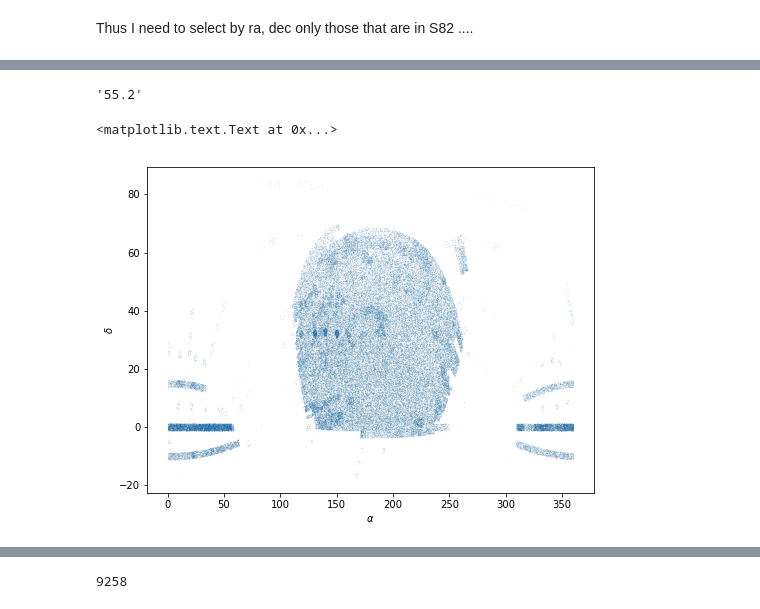
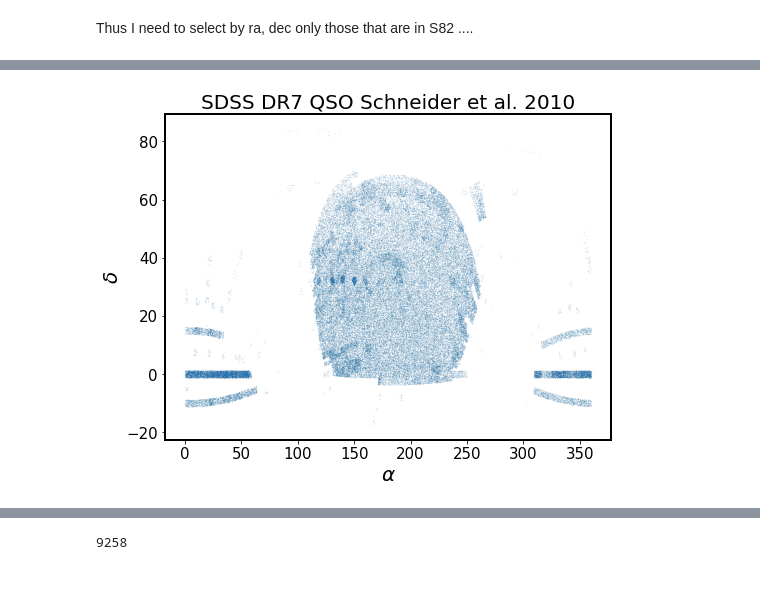
Before and after one commit to suberlak/PS1_SDSS_CRTS, a Jupyter notebook: code/07.2017_CRTS_PTF_SDSS_QSO_survey_time_span.ipynb, the cells around one changed output, grey strips where cells are left out. Cells and saved outputs as stored; diff of their text form; code cells hidden in the pictures; blank space fills up the shorter version.

```diff
--- a/code/07.2017_CRTS_PTF_SDSS_QSO_survey_time_span.ipynb
+++ b/code/07.2017_CRTS_PTF_SDSS_QSO_survey_time_span.ipynb
@@ -189,4 +183,0 @@ dec_ps1 = np.array([coord[9:] for coord in ps1_qso_schneider])
-# %%
-dec_ps1[0][5:]
-# %% [output]
-'55.2'
@@ -205,9 +201,20 @@ c = SkyCoord(radec_ps1_split, frame='icrs', unit=(u.hourangle, u.deg))
 # %%
+import matplotlib.pyplot as plt
+from matplotlib import rcParams
+rcParams['ytick.labelsize'] = 15
+rcParams['xtick.labelsize'] = 15
+rcParams['axes.labelsize'] = 20
+rcParams['axes.linewidth'] = 2
+rcParams['font.size'] = 15
+rcParams['axes.titlesize'] = 20
+
+%matplotlib inline
 # So we have a lot of PS1 quasars .... everywhere along the SDSS footprint...
 fig,ax = plt.subplots(1,1,figsize=(8,6))
 ax.scatter(c.ra, c.dec, s=0.001)
 ax.set_xlabel(r'$\alpha$')
 ax.set_ylabel(r'$\delta$')
+ax.set_title('SDSS DR7 QSO Schneider et al. 2010')
+plt.savefig('../data_products/SDSS_DR7_Schneider_QSO.png')
 # %% [output]
-<matplotlib.text.Text at 0x...>
-[figure, old version]
+[figure, new version]
```
Also changed, not shown: parts of 7 cells of this notebook.
